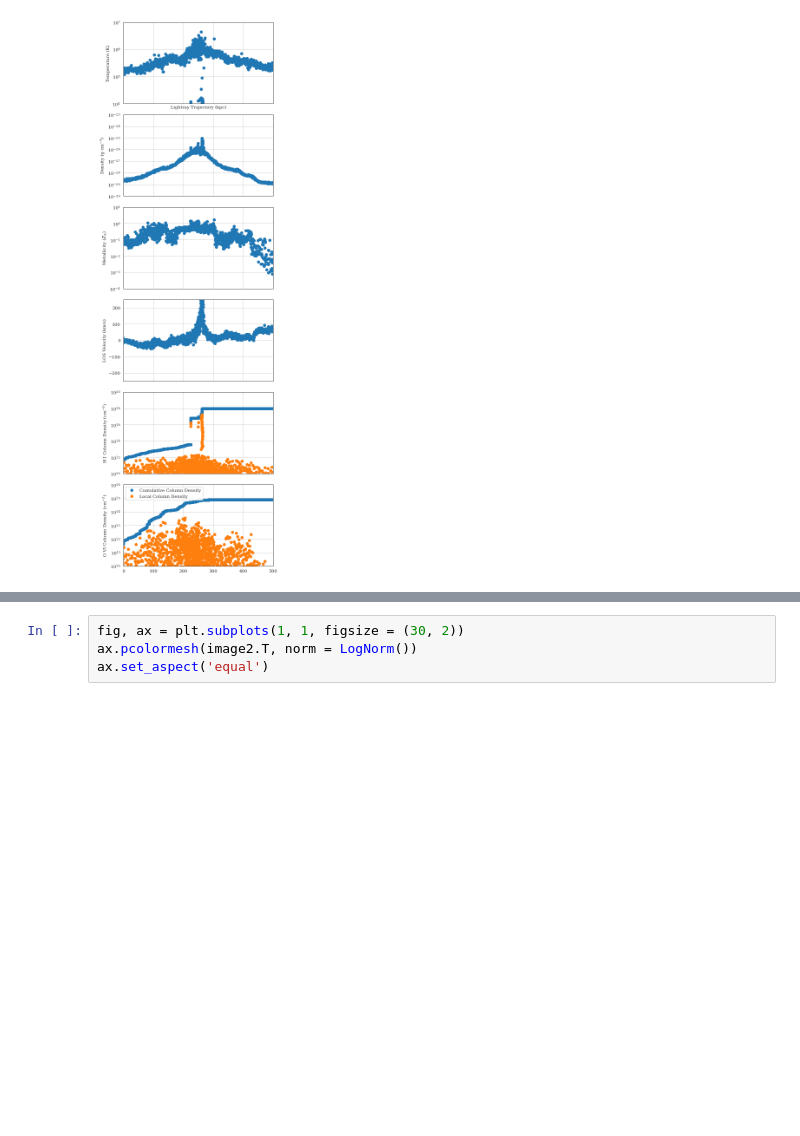
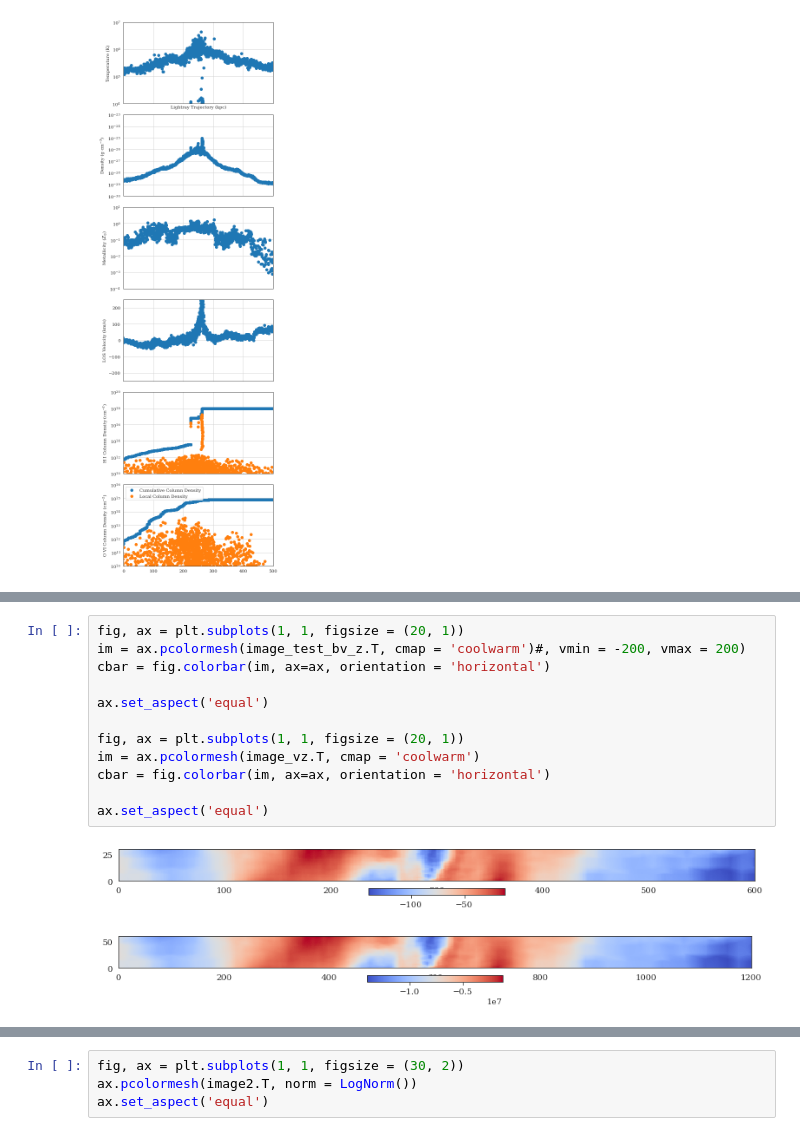
Before and after one commit to ibutsky/synthetic_spectra, a Jupyter notebook: scripts/plotting/sightline_analysis.ipynb, the cells around one changed output, grey strips where cells are left out. Drawn from its saved outputs; the diff is of its cells as text; blank space fills up the shorter version.

Commit message:
adding los velocity to ray image

```diff
--- a/scripts/plotting/sightline_analysis.ipynb
+++ b/scripts/plotting/sightline_analysis.ipynb
@@ -203,0 +189,15 @@ ax.set_aspect('equal')
+# %%
+fig, ax = plt.subplots(1, 1, figsize = (20, 1))
+im = ax.pcolormesh(image_test_bv_z.T, cmap = 'coolwarm')#, vmin = -200, vmax = 200)
+cbar = fig.colorbar(im, ax=ax, orientation = 'horizontal')
+
+ax.set_aspect('equal')
+
+fig, ax = plt.subplots(1, 1, figsize = (20, 1))
+im = ax.pcolormesh(image_vz.T, cmap = 'coolwarm')
+cbar = fig.colorbar(im, ax=ax, orientation = 'horizontal')
+
+ax.set_aspect('equal')
+# %% [output]
+[figure, added]
+[figure, added]
```
Also changed, not shown: parts of 43 cells of this notebook, 2 other files.
